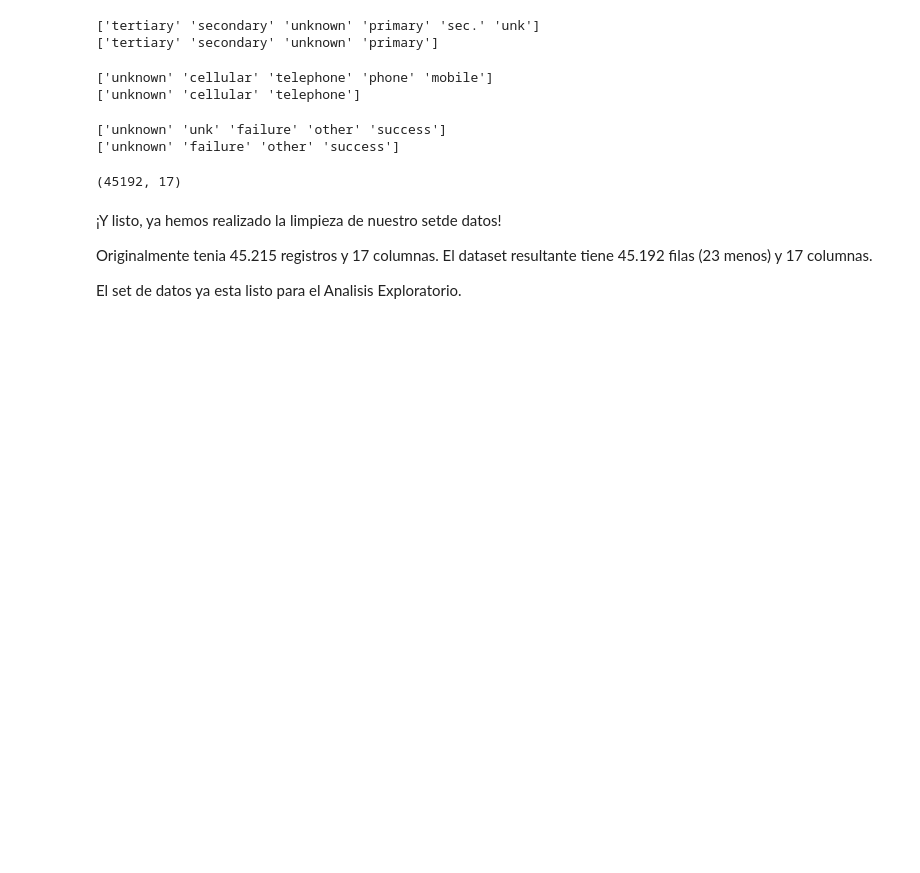
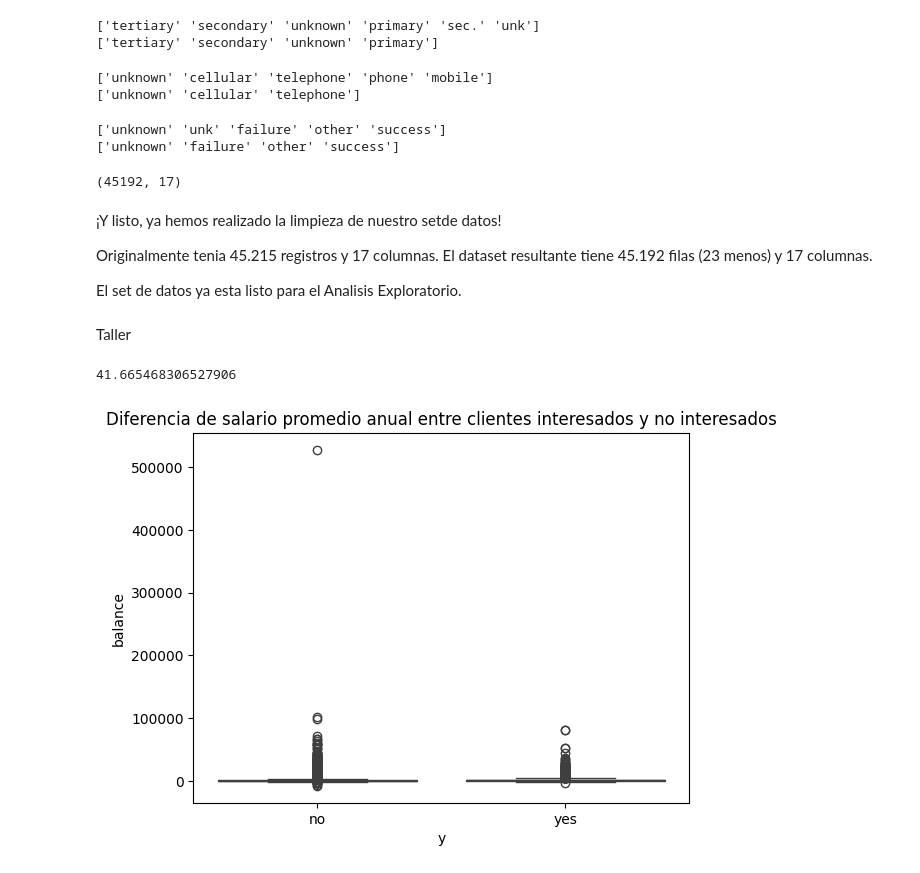
Before and after one commit to LorenaAmaya/Talento-Tech, a Jupyter notebook: Practica_DataCleaning.ipynb, the cells around one changed output. Saved outputs shown, nothing was run; the diff lists cells and outputs as text; code cells hidden in the pictures; blank space fills up the shorter version.

```diff
--- a/Practica_DataCleaning.ipynb
+++ b/Practica_DataCleaning.ipynb
@@ -403,3 +403,18 @@ El set de datos ya esta listo para el Analisis Exploratorio.
 # %%
 ruta = '''/content/drive/MyDrive/TALENTO TECH/data_clean/dataset_banco_clean.csv'''
 data.to_csv(ruta, index=False)
+# %% [markdown]
+Taller
+# %%
+#1.¿Cual es la edad promedio de los clientes interesados en adquirir un certificado de deposito
+promedio_edad_clientes_interesados = data[data['y']=='yes']['age'].mean()
+print(promedio_edad_clientes_interesados)
+# %% [output]
+41.665468306527906
+# %%
+#2.En una gráfica, establece la diferencia de ingresos entre clientes interesados y no interesados en el certificado de depósito
+sns.boxplot(x='y', y='balance', data=data)
+pit.title('Diferencia de salario promedio anual entre clientes interesados y no interesados')
+pit.show()
+# %% [output]
+[figure, added]
```
Also changed, not shown: parts of 9 cells of this notebook.
